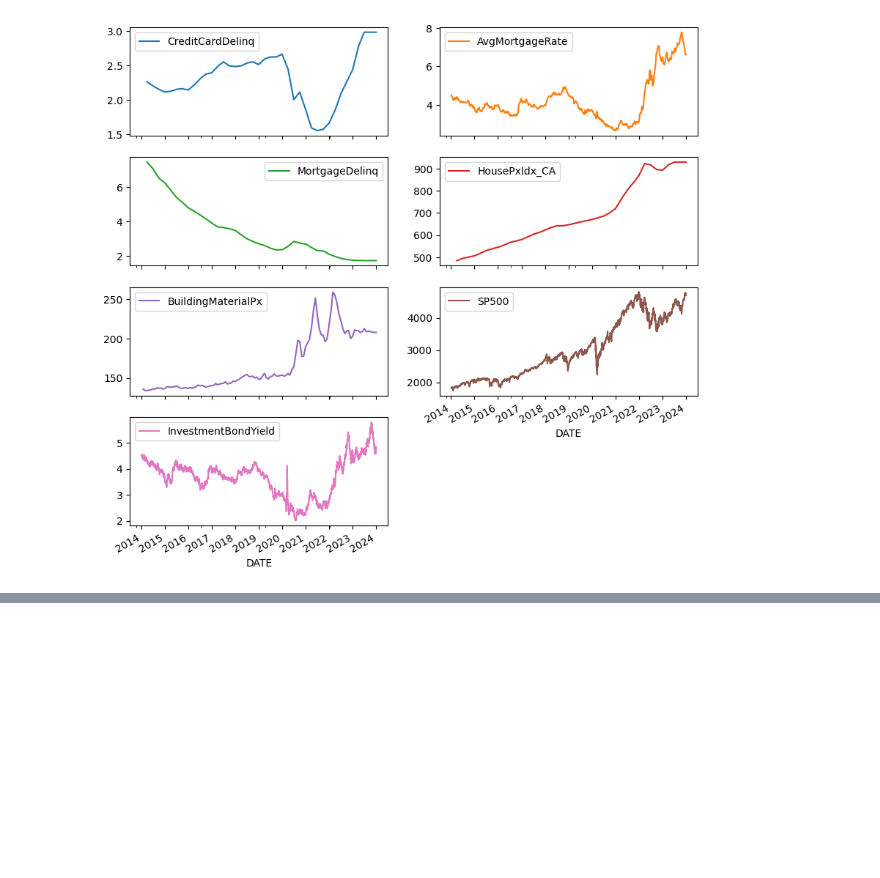
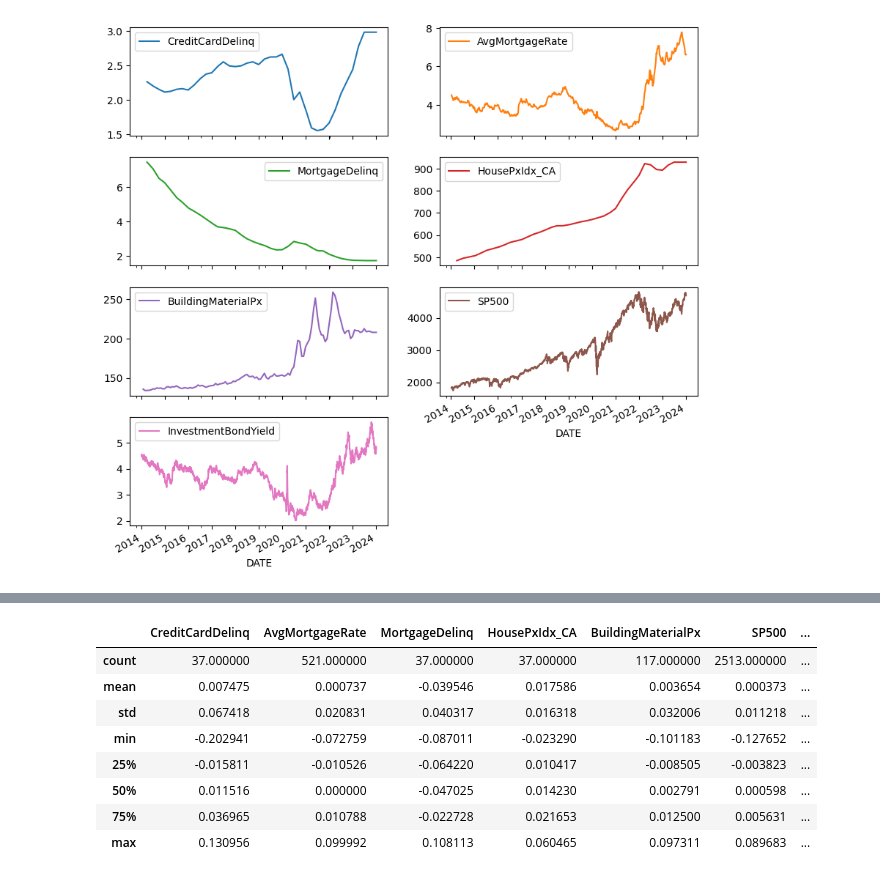
Before and after one commit to GiftChimangeni/wqu_GWP_MScFE_600, a Jupyter notebook: data_analysis_FinancialData_GWP1.ipynb, the cells around one changed output, grey strips where cells are left out. Saved outputs shown, nothing was run; the diff lists cells and outputs as text; code cells hidden in the pictures; blank space fills up the shorter version.

```diff
--- a/data_analysis_FinancialData_GWP1.ipynb
+++ b/data_analysis_FinancialData_GWP1.ipynb
@@ -75,0 +93,17 @@ df_interpolated.plot(subplots=True, layout=(4,2), figsize=(10,10));
+# %%
+df_returns = pd.DataFrame(index=df.index)
+for c in df.columns:
+    col_series = df[c].dropna()
+    df_returns[c] = np.log(col_series)-np.log(col_series.shift(1))
+df_returns = df_returns.iloc[1:]
+df_returns.describe()
+# %% [output]
+|  | CreditCardDelinq | AvgMortgageRate | MortgageDelinq | HousePxIdx_CA | BuildingMaterialPx | SP500 | ... |
+| count | 37.000000 | 521.000000 | 37.000000 | 37.000000 | 117.000000 | 2513.000000 | ... |
+| mean | 0.007475 | 0.000737 | -0.039546 | 0.017586 | 0.003654 | 0.000373 | ... |
+| std | 0.067418 | 0.020831 | 0.040317 | 0.016318 | 0.032006 | 0.011218 | ... |
+| min | -0.202941 | -0.072759 | -0.087011 | -0.023290 | -0.101183 | -0.127652 | ... |
+| 25% | -0.015811 | -0.010526 | -0.064220 | 0.010417 | -0.008505 | -0.003823 | ... |
+| 50% | 0.011516 | 0.000000 | -0.047025 | 0.014230 | 0.002791 | 0.000598 | ... |
+| 75% | 0.036965 | 0.010788 | -0.022728 | 0.021653 | 0.012500 | 0.005631 | ... |
+| max | 0.130956 | 0.099992 | 0.108113 | 0.060465 | 0.097311 | 0.089683 | ... |
```
Also changed, not shown: parts of 8 cells of this notebook.
